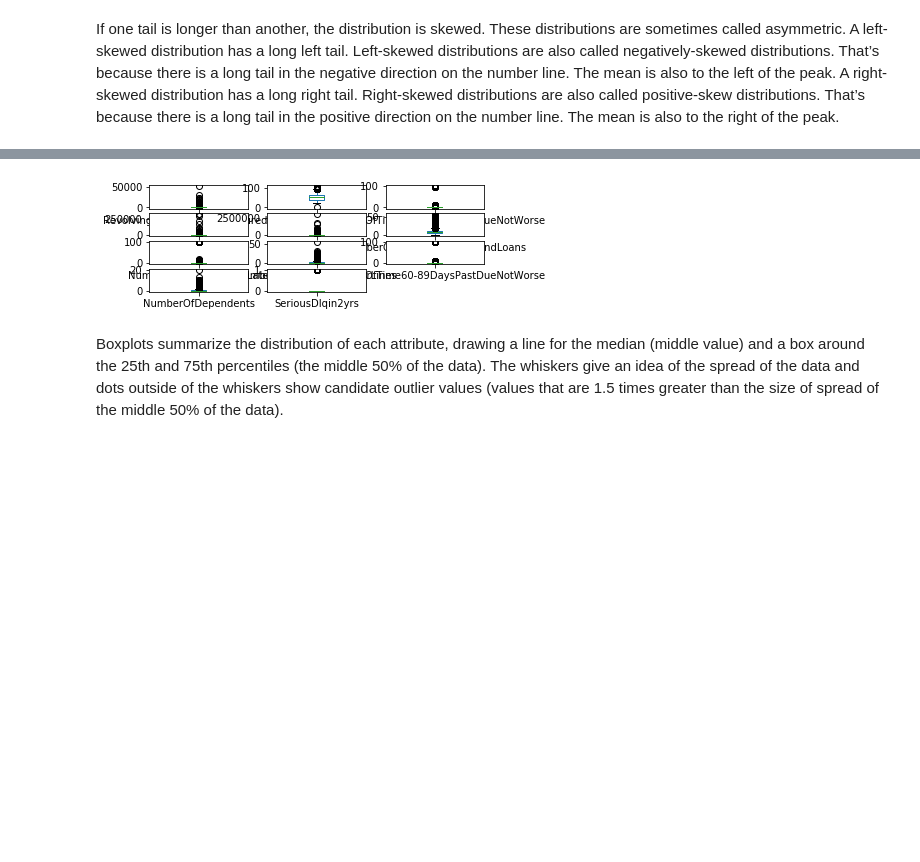
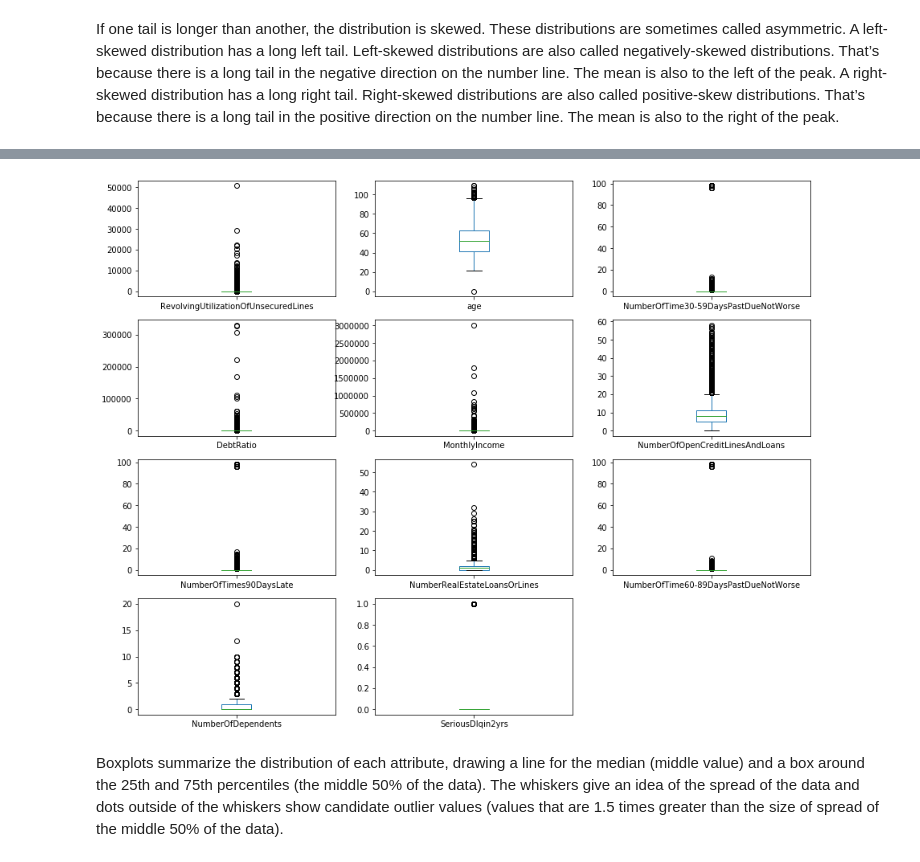
Before and after one commit to Simplon-IA-Bdx-1/give-me-some-credit-Beatrix84, a Jupyter notebook: Exercise_book_ML_python_credit.ipynb, the cells around one changed output, grey strips where cells are left out. Saved outputs shown, nothing was run; the diff lists cells and outputs as text; code cells hidden in the pictures; blank space fills up the shorter version.

```diff
--- a/Exercise_book_ML_python_credit.ipynb
+++ b/Exercise_book_ML_python_credit.ipynb
@@ -164,10 +165,10 @@ pyplot.show()
 # %%
 # Box and Whisker Plots
 
-data.plot(kind='box', subplots=True, sharex=False, layout=(8,3), sharey=False)
+data.plot(kind='box', subplots=True, sharex=False, layout=(8,3), sharey=False, figsize=(15, 25))
 pyplot.show()
 # %% [output]
-[figure, old version]
+[figure, new version]
 # %% [markdown]
 Boxplots summarize the distribution of each attribute, drawing a line for
 the median (middle value) and a box around the 25th and 75th percentiles (the middle 50% of
```
Also changed, not shown: parts of 3 cells of this notebook.
